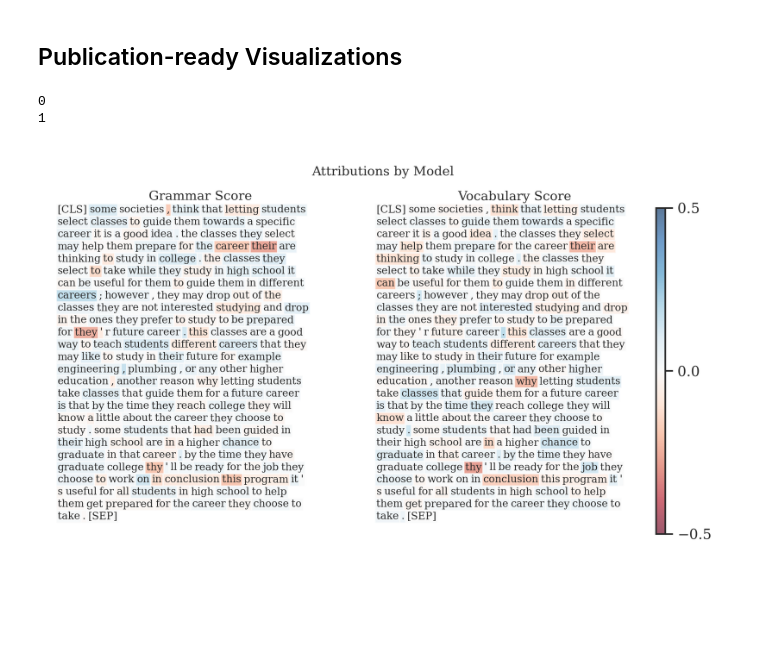
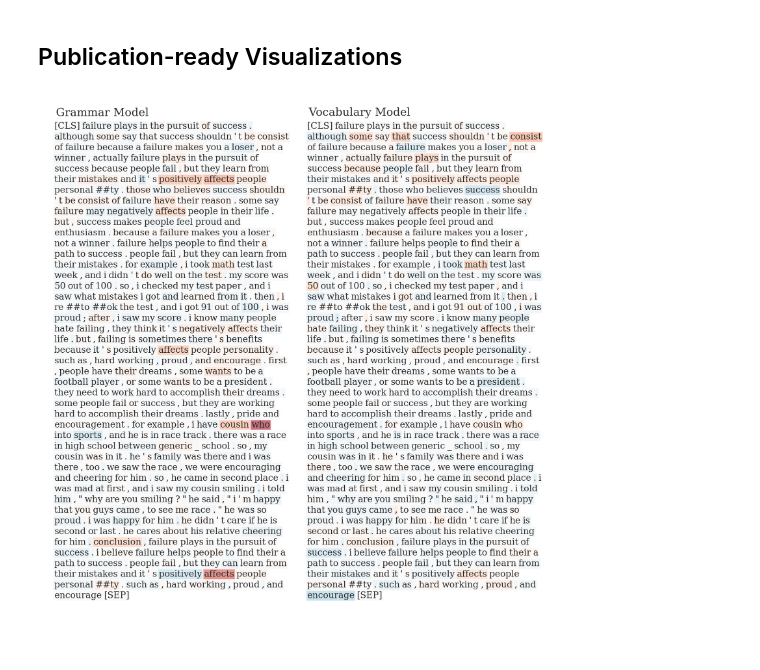
Before and after one commit to learlab/cfa-transformers, a Jupyter notebook: src/5-interpret.ipynb, the cells around one changed output. Saved outputs shown, nothing was run; the diff lists cells and outputs as text; code cells hidden in the pictures; blank space fills up the shorter version.

```diff
--- a/src/5-interpret.ipynb
+++ b/src/5-interpret.ipynb
@@ -286,10 +147,4 @@ class TextHeatmap:
 # %%
-tokens = viz_records[0]['tokens']
-attribution_dict = {'grammar': viz_records[0]['grammar_attributions'].detach().cpu().numpy(),
-                    'vocabulary': viz_records[0]['vocab_attributions'].detach().cpu().numpy()}
+tokens = data['tokens']
+attribution_dict = {'grammar': data['grammar_attributions'].detach().cpu().numpy(),
+                    'vocabulary': data['vocab_attributions'].detach().cpu().numpy()}
-# %%
-for i, j in zip(attributions, range(2)):
-    print(j)
-# %% [output]
-0
-1
@@ -296,10 +155,11 @@ for i, j in zip(attributions, range(2)):
 # %%
-fig, axs = plt.subplots(ncols=2, figsize=(7.5, 4.5), dpi=300, facecolor='None', layout='tight')
-fig.suptitle('Attributions by Model', fontsize=10, y=0.95)
+fig, axs = plt.subplots(ncols=2, figsize=(6.5, 7.0), dpi=300, facecolor='None', layout='tight', gridspec_kw={'width_ratios': [1, 1]})
+# fig.suptitle('Attributions by Model', fontsize=10, y=0.95)
 artist = fig.canvas.get_renderer()
 colormap = mpl.cm.RdBu
 norm = mpl.colors.Normalize(vmin=-0.5, vmax=0.5)
 fontsize = 8
+text_width = None
 
 def draw_token(ax, token, transform, bbox):
     text = ax.text(0.01,
@@ -321,48 +181,41 @@ def draw_token(ax, token, transform, bbox):
 
 for score, ax in zip(attribution_dict, axs):
     attributions = attribution_dict[score]
-    ax.set_title(f'{score.capitalize()} Score', fontsize=10)
-
+    ax.set_title(f' {score.capitalize()} Model', fontsize=10, loc='left')
     text_width = ax.get_tightbbox().x1
     ax.set_axis_off() # do not display the x- or y-axis.
-    ax.axis('off')
     divider = axes_grid1.make_axes_locatable(ax)
-    y = -fontsize*2 # where to start drawing words
+    y = -fontsize*3 # where to start drawing words
     transform = transforms.offset_copy(
         ax.transData,
         y=y,
         units='dots')
 
     # loop over tokens
     for token, attribution in zip(tokens, attributions):
         bbox={
             'facecolor': colormap(norm(attribution)),
             'alpha': 0.6,
             'edgecolor': 'white',
             'pad': 1,
             'snap': True
         }
 
         ex, text, transform = draw_token(ax, token, transform, bbox)
         # remove text outside of text_w
         # redraw on next line
-        if ex.x1 > text_width:
+        if ex.x1 > text_width+150:
             text.remove()
             y -= ex.height + fontsize
             transform = transforms.offset_copy(
                 ax.transData,
                 y=y,
                 units='dots')
 
             ex, text, transform = draw_token(ax, token,
                                   transform, bbox)
 
-cax = divider.append_axes('right', size=.10, pad=0)
-fig.colorbar(mpl.cm.ScalarMappable(norm=norm, cmap=colormap),
-             cax=cax,
-             ticks=[norm.vmin, 0, norm.vmax],
-             alpha=.65)
 plt.show()
 plt.close()
 # %% [output]
-[figure, old version]
+[figure, new version]
```
Also changed, not shown: parts of 7 cells of this notebook, 5 other files.
